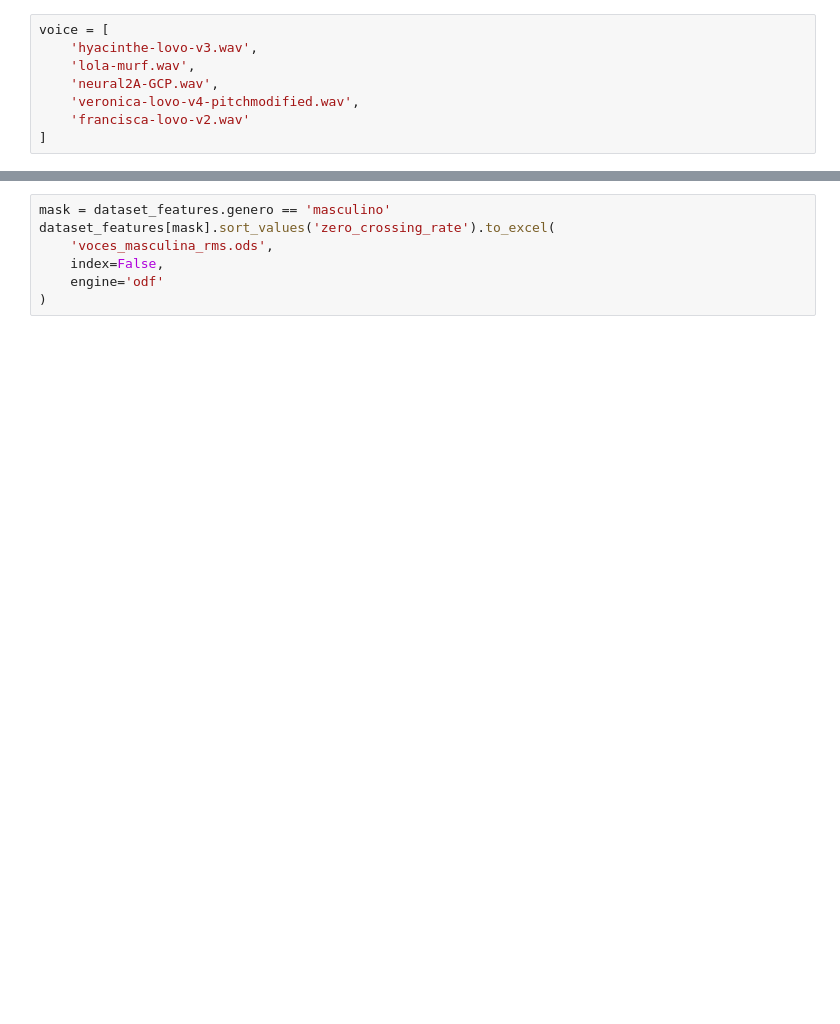
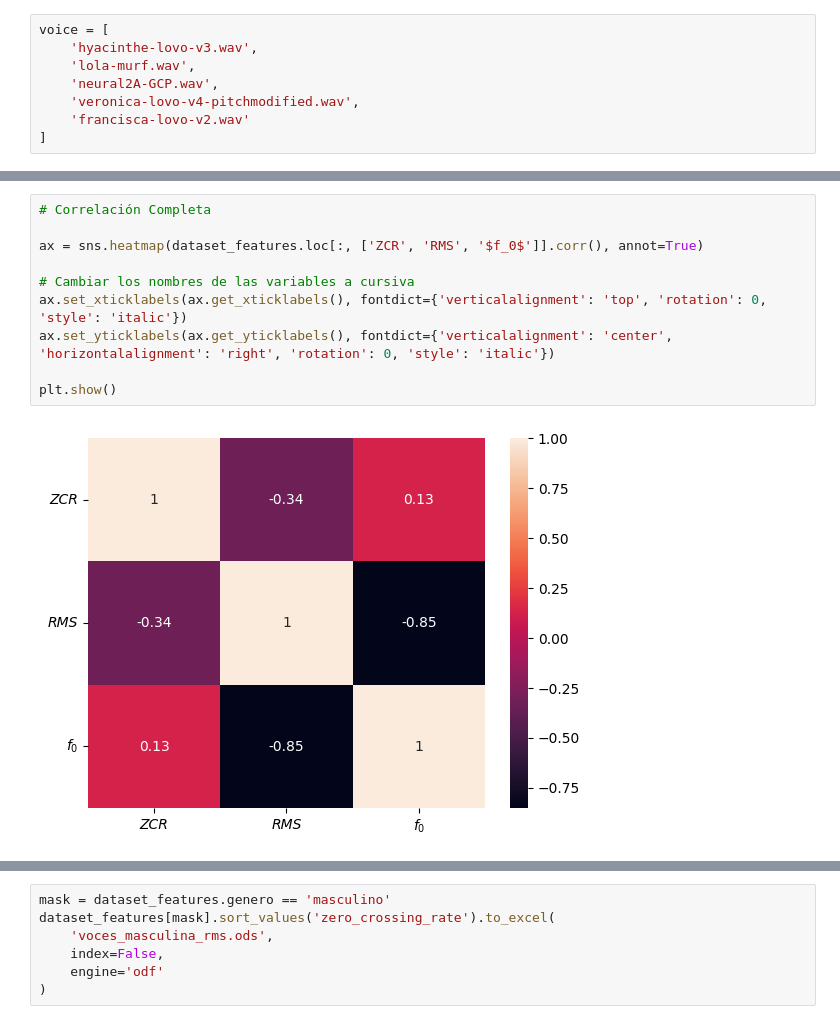
Before and after one commit to LeandroNardi96/analisis-estadistico-voces-artificiales, a Jupyter notebook: muestra_de_voces.ipynb, the cells around one changed output, grey strips where cells are left out. Cells and saved outputs as stored; diff of their text form; blank space fills up the shorter version.

```diff
--- a/muestra_de_voces.ipynb
+++ b/muestra_de_voces.ipynb
@@ -132,3 +174,15 @@ sns.heatmap(dataset_features.loc[:, ['zero_crossing_rate', 'rms', 'pitch']].corr
+# %%
+# Correlación Completa
+
+ax = sns.heatmap(dataset_features.loc[:, ['ZCR', 'RMS', '$f_0$']].corr(), annot=True)
+
+# Cambiar los nombres de las variables a cursiva
+ax.set_xticklabels(ax.get_xticklabels(), fontdict={'verticalalignment': 'top', 'rotation': 0, 'style': 'italic'})
+ax.set_yticklabels(ax.get_yticklabels(), fontdict={'verticalalignment': 'center', 'horizontalalignment': 'right', 'rotation': 0, 'style': 'italic'})
+
+plt.show()
+# %% [output]
+[figure, added]
 # %%
 dataset_features.sort_values('zero_crossing_rate').to_excel(
     'voces_test_rms.ods',
```
Also changed, not shown: parts of 16 cells of this notebook, 1 other file.
